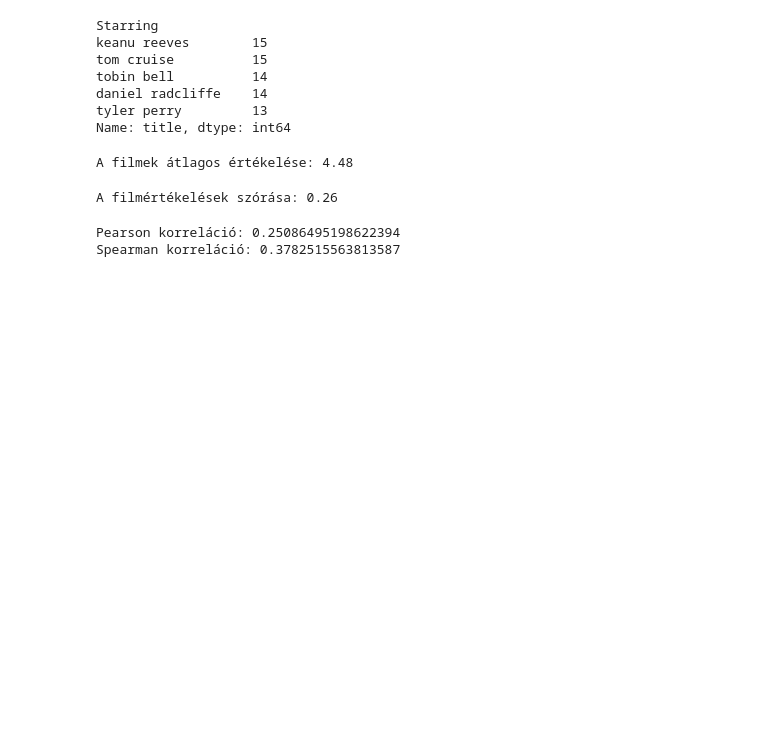
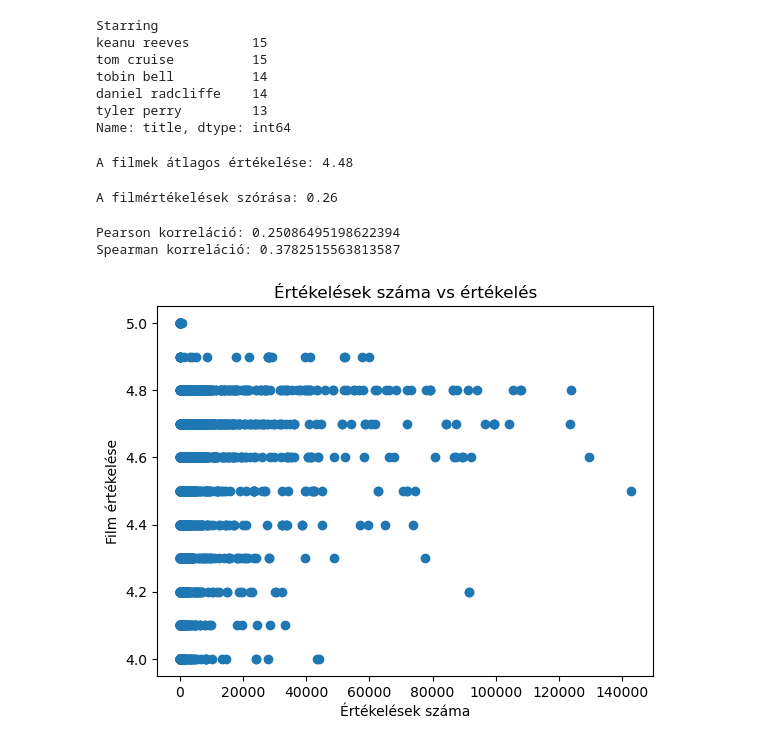
Before and after one commit to zsofikozma/mi-alapjai-beadando, a Jupyter notebook: mi-beadando.ipynb, the cells around one changed output. Drawn from its saved outputs; the diff is of its cells as text; code cells hidden in the pictures; blank space fills up the shorter version.

Commit message:
Értékelések száma vs értékelés

```diff
--- a/mi-beadando.ipynb
+++ b/mi-beadando.ipynb
@@ -168,3 +168,14 @@ print("Spearman korreláció:", spearman_corr)
 # %% [output]
 Pearson korreláció: 0.25086495198622394
 Spearman korreláció: 0.3782515563813587
+# %%
+import matplotlib.pyplot as plt
+
+plt.scatter(df["No_of_Ratings"], df["Movie_Rating"])
+plt.xlabel("Értékelések száma")
+plt.ylabel("Film értékelése")
+plt.title("Értékelések száma vs értékelés")
+
+plt.show()
+# %% [output]
+[figure, added]
```
